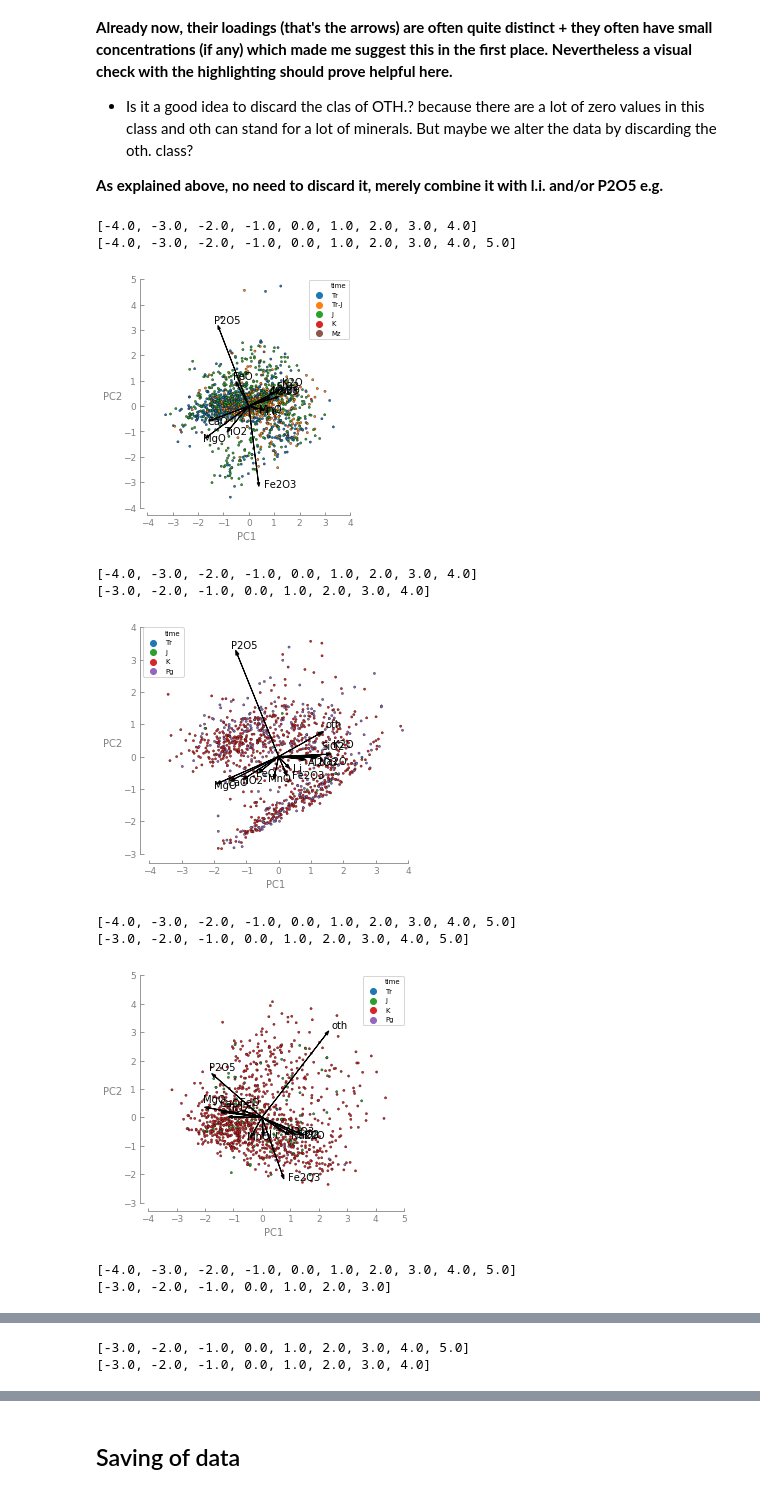
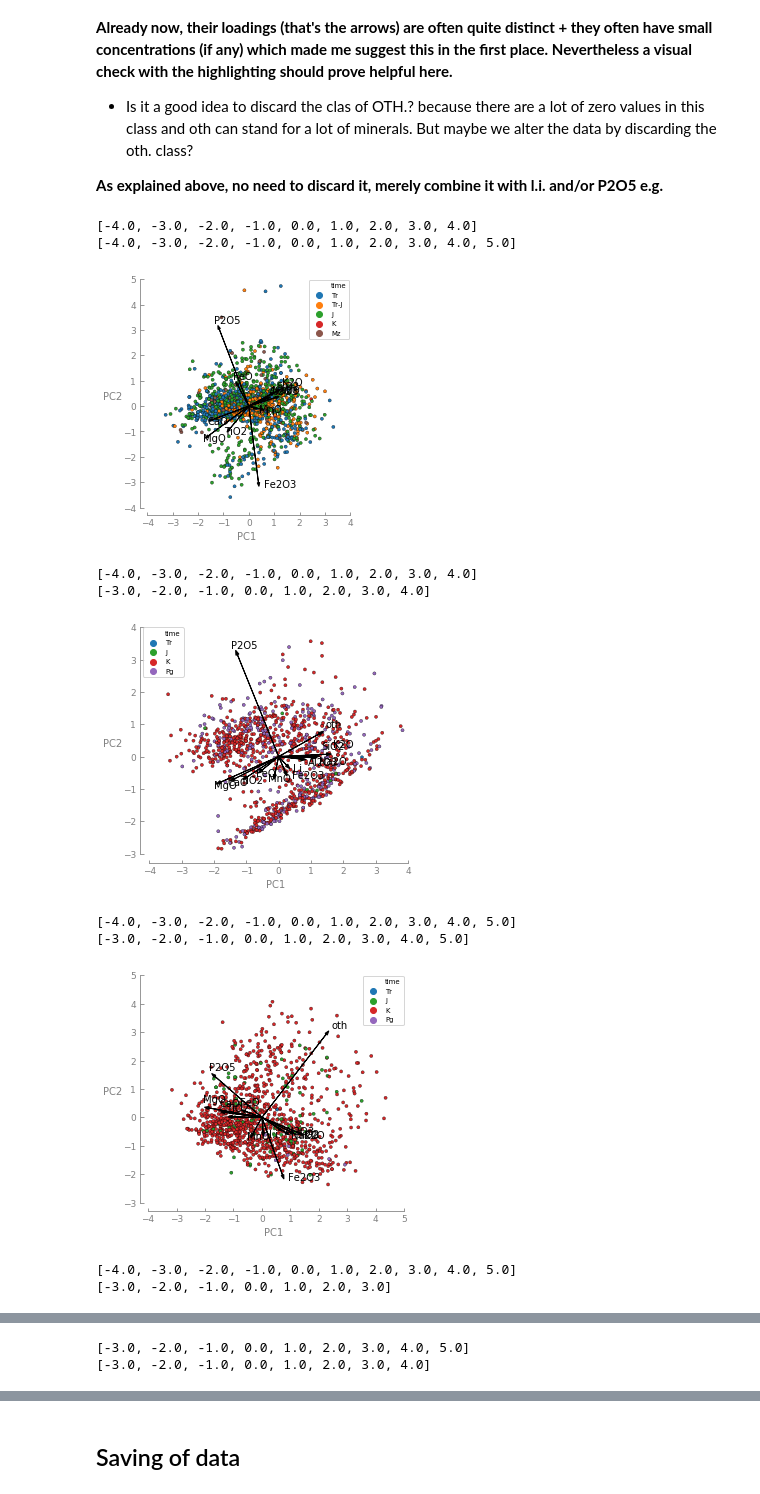
Before and after one commit to Complexio/Vistelius_1995_OCR, a Jupyter notebook: _ANALYSIS/1_area1_Preprocessing.ipynb, the cells around one changed output, grey strips where cells are left out. Saved outputs shown, nothing was run; the diff lists cells and outputs as text; code cells hidden in the pictures.

```diff
--- a/_ANALYSIS/1_area1_Preprocessing.ipynb
+++ b/_ANALYSIS/1_area1_Preprocessing.ipynb
@@ -359,5 +364,7 @@ cof
+# %%
+CIPW['QAPF'] = CIPW['QAPF'].replace(classification_renaming_dict)
 # %%
-coordinates_full = pd.concat([coordinates_utm, coordinates, mineralogy, cof], axis = 1)
+coordinates_full = pd.concat([coordinates_utm, coordinates, mineralogy, cof, CIPW], axis = 1)
 # %%
 coordinates_full.to_excel("../_INTERPOLATION/coordinates_full_data.xlsx")
 # %% [markdown]
@@ -425,7 +432,7 @@ ____
 # %% [markdown]
 ## Metadata
 # %%
-metadata = pd.read_excel("../_INTERPOLATION/coordinates_full_data.xlsx", index_col=0, usecols=[0, 25, 26, 27, 28, 29, 30])
+metadata = pd.read_excel("../_INTERPOLATION/coordinates_full_data.xlsx", index_col=0, usecols=[0, 25, 26, 27, 28, 29, 30, 31])
 # %%
 metadata
 # %% [output]
@@ -515,11 +538,11 @@ Name: sampler+year, Length: 1392, dtype: int64
 # %% [markdown]
 ## data for each area
 # %%
-metadata_area1 = pd.read_excel("../_INTERPOLATION/area1.xlsx", index_col=0, usecols=[0, 25, 26, 27, 28, 29, 30])
-metadata_area2 = pd.read_excel("../_INTERPOLATION/area2.xlsx", index_col=0, usecols=[0, 25, 26, 27, 28, 29, 30])
-metadata_area3 = pd.read_excel("../_INTERPOLATION/area3.xlsx", index_col=0, usecols=[0, 25, 26, 27, 28, 29, 30])
-metadata_area4 = pd.read_excel("../_INTERPOLATION/area4.xlsx", index_col=0, usecols=[0, 25, 26, 27, 28, 29, 30])
-metadata_area5 = pd.read_excel("../_INTERPOLATION/area5.xlsx", index_col=0, usecols=[0, 25, 26, 27, 28, 29, 30])
+metadata_area1 = pd.read_excel("../_INTERPOLATION/area1.xlsx", index_col=0, usecols=[0, 25, 26, 27, 28, 29, 30,31])
+metadata_area2 = pd.read_excel("../_INTERPOLATION/area2.xlsx", index_col=0, usecols=[0, 25, 26, 27, 28, 29, 30,31])
+metadata_area3 = pd.read_excel("../_INTERPOLATION/area3.xlsx", index_col=0, usecols=[0, 25, 26, 27, 28, 29, 30,31])
+metadata_area4 = pd.read_excel("../_INTERPOLATION/area4.xlsx", index_col=0, usecols=[0, 25, 26, 27, 28, 29, 30,31])
+metadata_area5 = pd.read_excel("../_INTERPOLATION/area5.xlsx", index_col=0, usecols=[0, 25, 26, 27, 28, 29, 30,31])
 # %%
 coordinates_utm_area1 = pd.read_excel("../_INTERPOLATION/area1.xlsx", index_col=0, usecols=[0, 1, 2, 3, 4])
 coordinates_utm_area2 = pd.read_excel("../_INTERPOLATION/area2.xlsx", index_col=0, usecols=[0, 1, 2, 3, 4])
@@ -771,29 +796,29 @@ hue_orders = {
 # %%
 %%time
 for area, pca in mineralogy_pca_all_areas.items():
     plots.biplot(pca,
                  mineralogy_pca_metadata_all_areas[area],
                  columns=mineralogy_all_areas[area].columns,
                  group=area,
                  plot_datalabels=False,
                  adjust='box',
                  axes_offset=0.3,
                  loading_factor=1,
                  loadings_forward=True,
                  hue="time",
                  hue_order=hue_orders[area],
                  palette=color_dict,
-                 s=5)
+                 s=10)
 # %% [output]
 [-4.0, -3.0, -2.0, -1.0, 0.0, 1.0, 2.0, 3.0, 4.0]
 [-4.0, -3.0, -2.0, -1.0, 0.0, 1.0, 2.0, 3.0, 4.0, 5.0]
-[figure, old version]
+[figure, new version]
 [-4.0, -3.0, -2.0, -1.0, 0.0, 1.0, 2.0, 3.0, 4.0]
 [-3.0, -2.0, -1.0, 0.0, 1.0, 2.0, 3.0, 4.0]
-[figure, old version]
+[figure, new version]
 [-4.0, -3.0, -2.0, -1.0, 0.0, 1.0, 2.0, 3.0, 4.0, 5.0]
 [-3.0, -2.0, -1.0, 0.0, 1.0, 2.0, 3.0, 4.0, 5.0]
-[figure, old version]
+[figure, new version]
 [-4.0, -3.0, -2.0, -1.0, 0.0, 1.0, 2.0, 3.0, 4.0, 5.0]
 [-3.0, -2.0, -1.0, 0.0, 1.0, 2.0, 3.0]
 [figure]
```
Also changed, not shown: parts of 22 cells of this notebook, 22 other files.
